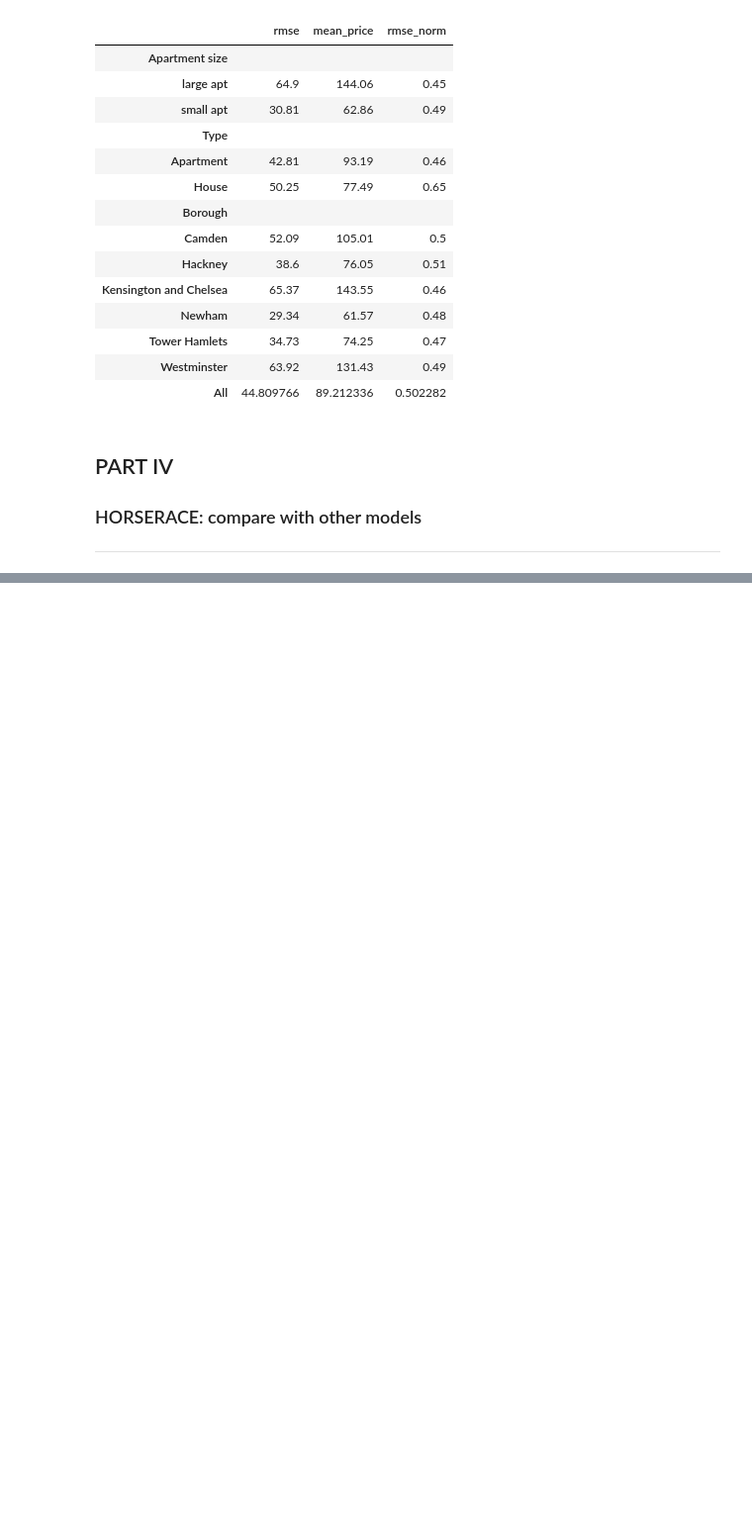
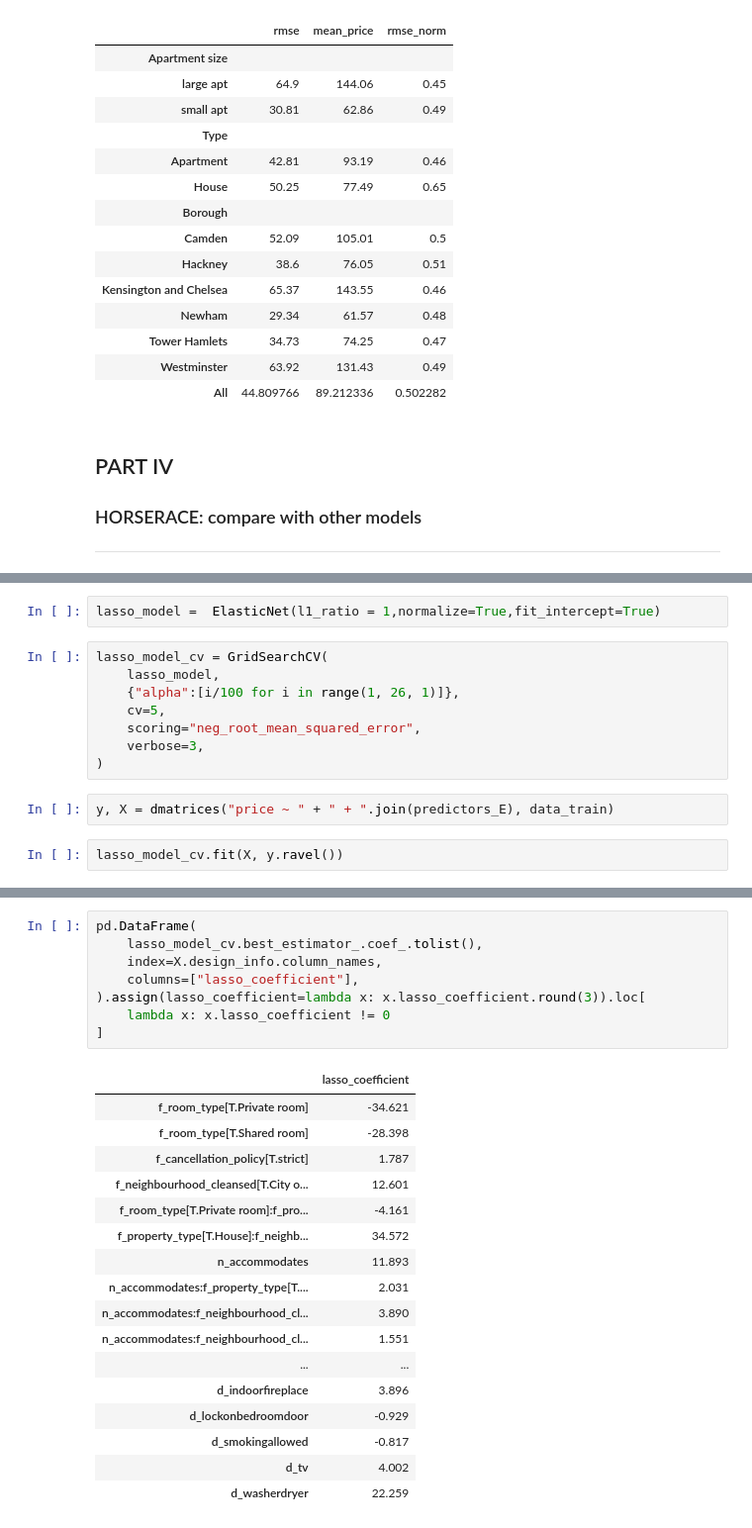
Before and after one commit to gabors-data-analysis/da_case_studies, a Jupyter notebook: ch16-airbnb-random-forest/Ch16-airbnb-random-forest.ipynb, the cells around one changed output, grey strips where cells are left out. Shown at 99% size. Drawn from its saved outputs; the diff is of its cells as text; blank space fills up the shorter version.

```diff
--- a/ch16-airbnb-random-forest/Ch16-airbnb-random-forest.ipynb
+++ b/ch16-airbnb-random-forest/Ch16-airbnb-random-forest.ipynb
@@ -599,0 +649,14 @@ pd.concat(
+# %%
+lasso_model =  ElasticNet(l1_ratio = 1,normalize=True,fit_intercept=True)
+# %%
+lasso_model_cv = GridSearchCV(
+    lasso_model,
+    {"alpha":[i/100 for i in range(1, 26, 1)]},
+    cv=5,
+    scoring="neg_root_mean_squared_error",
+    verbose=3,
+)
+# %%
+y, X = dmatrices("price ~ " + " + ".join(predictors_E), data_train)
+# %%
+lasso_model_cv.fit(X, y.ravel())
@@ -599,0 +687,26 @@ pd.concat(
+# %%
+pd.DataFrame(
+    lasso_model_cv.best_estimator_.coef_.tolist(),
+    index=X.design_info.column_names,
+    columns=["lasso_coefficient"],
+).assign(lasso_coefficient=lambda x: x.lasso_coefficient.round(3)).loc[
+    lambda x: x.lasso_coefficient != 0
+]
+# %% [output]
+|  | lasso_coefficient |
+| f_room_type[T.Private room] | -34.621 |
+| f_room_type[T.Shared room] | -28.398 |
+| f_cancellation_policy[T.strict] | 1.787 |
+| f_neighbourhood_cleansed[T.City o... | 12.601 |
+| f_room_type[T.Private room]:f_pro... | -4.161 |
+| f_property_type[T.House]:f_neighb... | 34.572 |
+| n_accommodates | 11.893 |
+| n_accommodates:f_property_type[T.... | 2.031 |
+| n_accommodates:f_neighbourhood_cl... | 3.890 |
+| n_accommodates:f_neighbourhood_cl... | 1.551 |
+| ... | ... |
+| d_indoorfireplace | 3.896 |
+| d_lockonbedroomdoor | -0.929 |
+| d_smokingallowed | -0.817 |
+| d_tv | 4.002 |
+| d_washerdryer | 22.259 |
```
Also changed, not shown: parts of 40 cells of this notebook.
